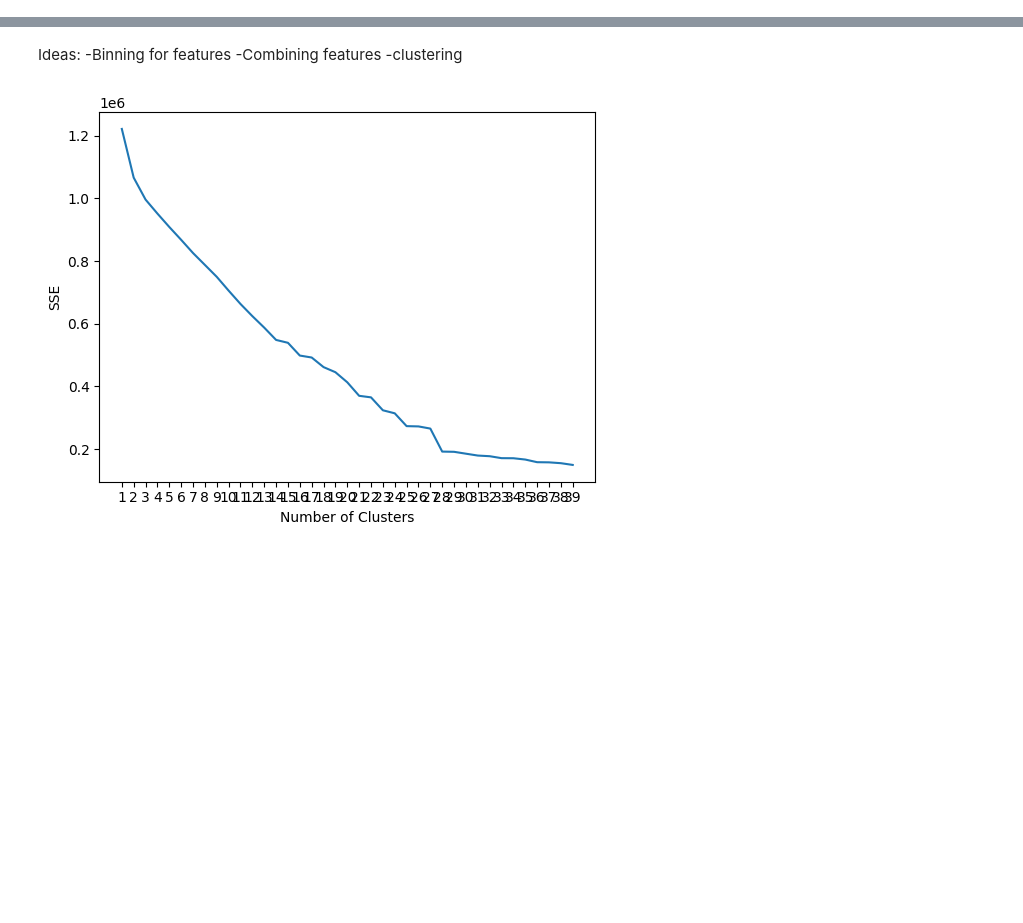
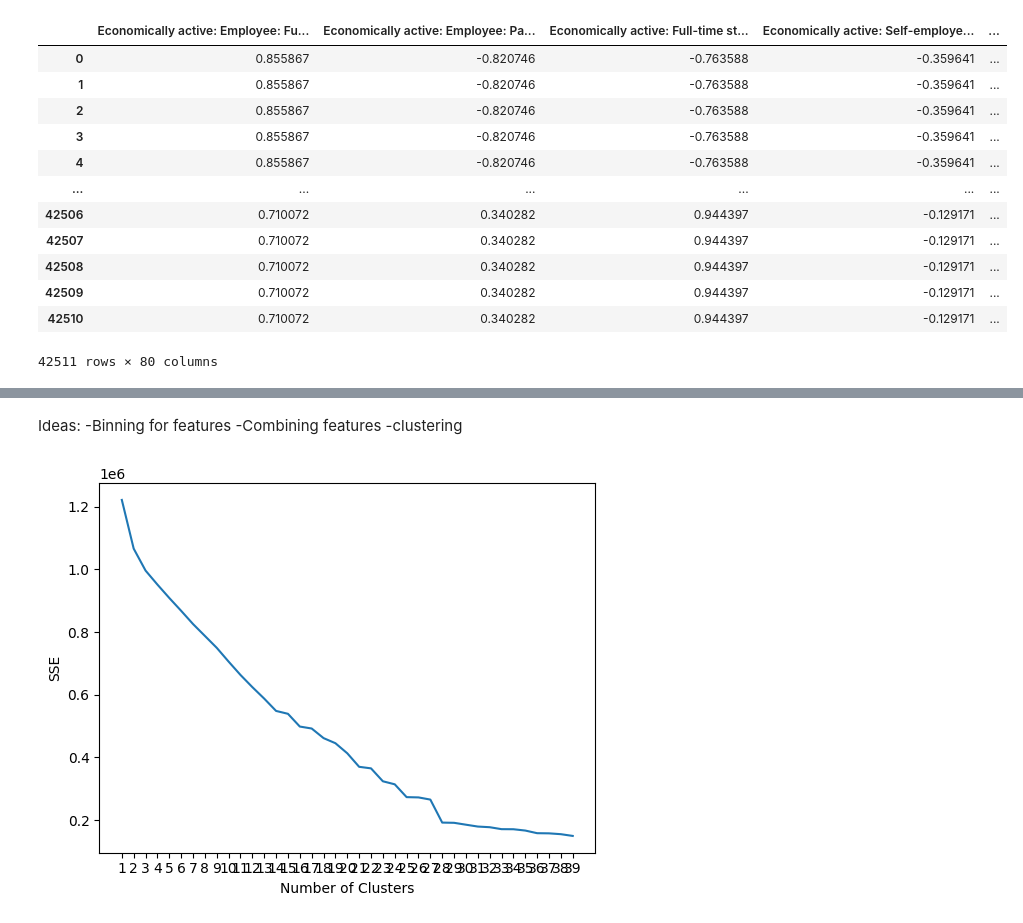
Before and after one commit to Shapkofil/dc20-g22, a Jupyter notebook: notebooks/CrimesInWards.ipynb, the cells around one changed output, grey strips where cells are left out. Cells and saved outputs as stored; diff of their text form; code cells hidden in the pictures; blank space fills up the shorter version.

```diff
--- a/notebooks/CrimesInWards.ipynb
+++ b/notebooks/CrimesInWards.ipynb
@@ -57,3 +46,55 @@ X_train,X_test,y_train,y_test=train_test_split(X,y,test_size=0.2,
+# %%
+
+#Get the labels and features of the data
+y = df['Crime ID_y']
+X = df.drop(['Crime ID_y'], axis=1)
+
+
+X_to_scale = X[['Economically active: Employee: Full-time',
+       'Economically active: Employee: Part-time',
+       'Economically active: Full-time student',
+       'Economically active: Self-employed with employees: Full-time',
+       'Economically active: Self-employed with employees: Part-time',
+       'Economically active: Self-employed without employees: Full-time',
+       'Economically active: Self-employed without employees: Part-time',
+       'Economically active: Unemployed',
+       'Economically inactive: Long-term sick or disabled',
+       'Economically inactive: Looking after home or family',
+       'Economically inactive: Other', 'Economically inactive: Retired',
+       'Economically inactive:  Full-time students', 'White British',
+       'White Irish', 'White Gypsy/Irish Traveller', 'White Other',
+       'Mixed White and Asian', 'Mixed White and Black African',
+       'Mixed White and Black Caribbean', 'Mixed Other', 'Asian Bangladeshi',
+       'Asian Chinese', 'Asian Indian', 'Asian Pakistani', 'Asian Other',
+       'Black African', 'Black Caribbean', 'Black Other', 'Other Arab',
+       'Other Any other', 'Unnamed: 2', '1Months', '2Months',
+       '3Months', '4Months', '5Months', '6Months', '7Months', '8Months',
+       '9Months', '10Months', '11Months', '12Months']]
+
+scaler = StandardScaler()
+X_scaled = pd.DataFrame(scaler.fit_transform(X_to_scale),columns = X_to_scale.columns)
+
+X.update(X_scaled)
+
+#Train/test split
+
+
+X_train,X_test,y_train,y_test=train_test_split(X,y,test_size=0.2,
+                                               random_state=42, shuffle=True)
+# %% [output]
+|  | Economically active: Employee: Fu... | Economically active: Employee: Pa... | Economically active: Full-time st... | Economically active: Self-employe... | ... |
+| 0 | 0.855867 | -0.820746 | -0.763588 | -0.359641 | ... |
+| 1 | 0.855867 | -0.820746 | -0.763588 | -0.359641 | ... |
+| 2 | 0.855867 | -0.820746 | -0.763588 | -0.359641 | ... |
+| 3 | 0.855867 | -0.820746 | -0.763588 | -0.359641 | ... |
+| 4 | 0.855867 | -0.820746 | -0.763588 | -0.359641 | ... |
+| ... | ... | ... | ... | ... | ... |
+| 42506 | 0.710072 | 0.340282 | 0.944397 | -0.129171 | ... |
+| 42507 | 0.710072 | 0.340282 | 0.944397 | -0.129171 | ... |
+| 42508 | 0.710072 | 0.340282 | 0.944397 | -0.129171 | ... |
+| 42509 | 0.710072 | 0.340282 | 0.944397 | -0.129171 | ... |
+| 42510 | 0.710072 | 0.340282 | 0.944397 | -0.129171 | ... |
+42511 rows × 80 columns
 # %%
 #Linera regression for the crimes in a ward
 
```
Also changed, not shown: parts of 6 cells of this notebook.
